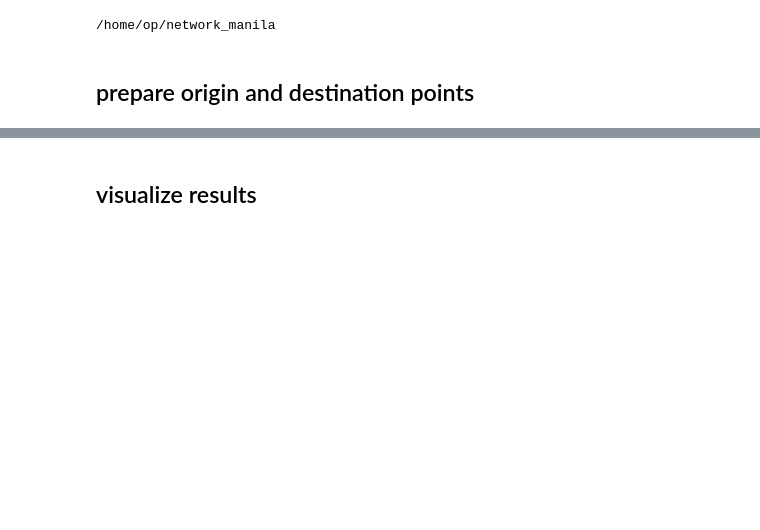
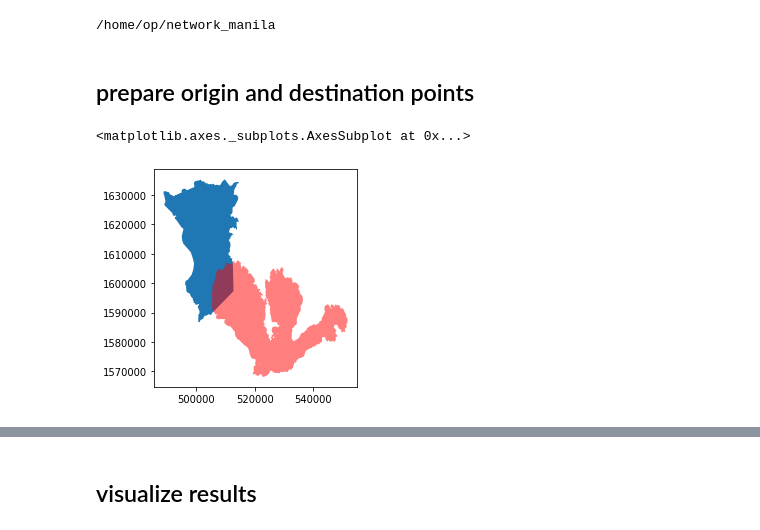
Before and after one commit to jbraese/network_disruption, a Jupyter notebook: 3_analyze_connectivity.ipynb, the cells around one changed output, grey strips where cells are left out. Cells and saved outputs as stored; diff of their text form; code cells hidden in the pictures; blank space fills up the shorter version.

```diff
--- a/3_analyze_connectivity.ipynb
+++ b/3_analyze_connectivity.ipynb
@@ -28,3 +29,12 @@ philippines_adm2 = philippines_adm2.to_crs({'init':'epsg:4326'})
 manila = philippines_adm2[philippines_adm2.ADM2_NAME=="Metropolitan Manila"]
 # %%
 manila = manila.to_crs(crs_manila)
+# %%
+#exclude laguna area from the manila boundary, as we do not care about trips from within the lake
+laguna = gpd.read_file("boundaries/laguna_de_bay_osm.geojson")
+laguna = laguna.to_crs(crs_manila)
+ax= manila.plot()
+laguna.plot(ax=ax, color="red", alpha=0.5)
+# %% [output]
+<matplotlib.axes._subplots.AxesSubplot at 0x...>
+[figure, added]
```
Also changed, not shown: parts of 52 cells of this notebook, 1 other file.
